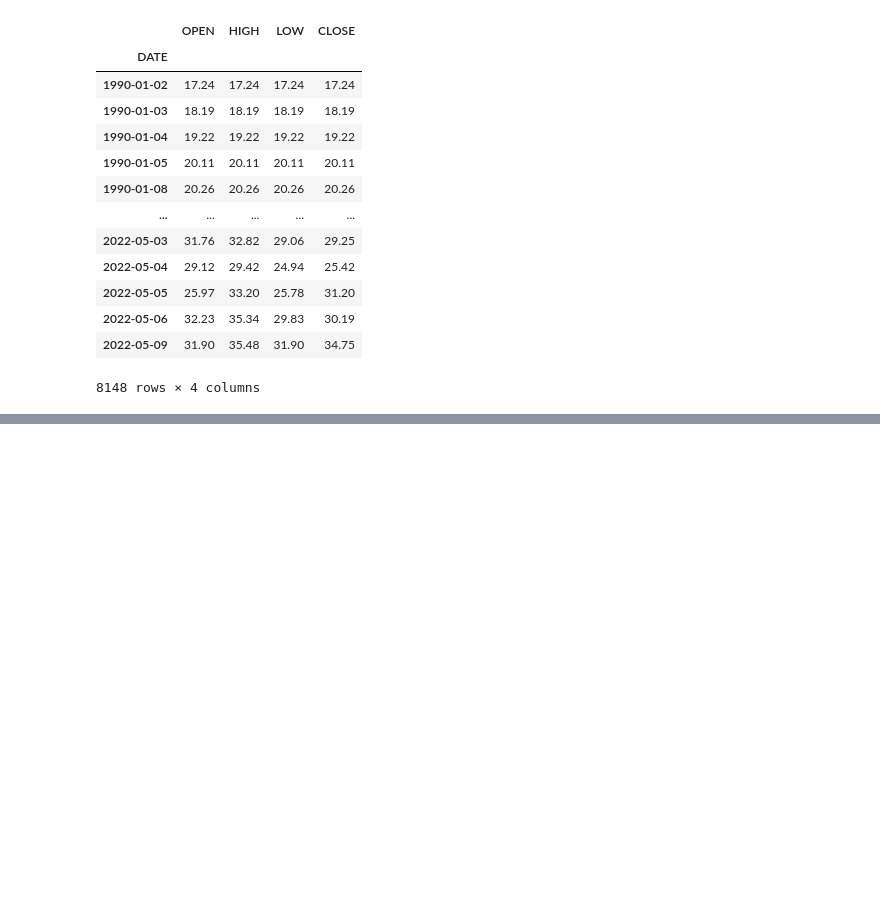
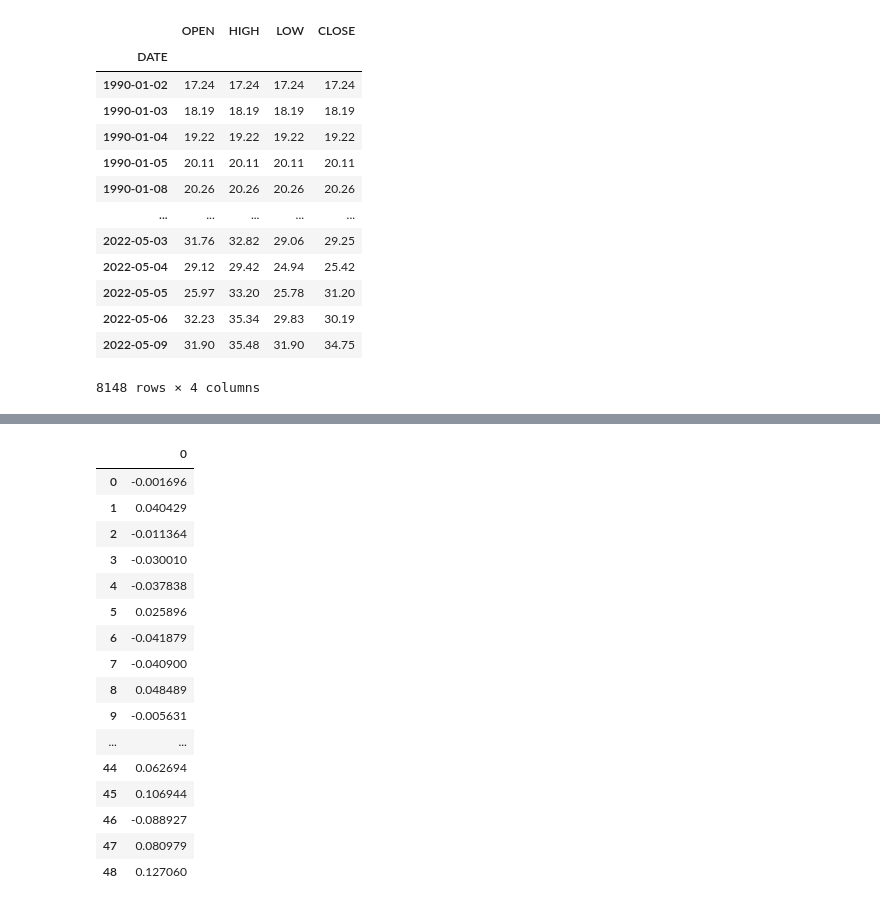
Before and after one commit to NikoKorolog/fomc_meeting_analysis, a Jupyter notebook: Main.ipynb, the cells around one changed output, grey strips where cells are left out. Drawn from its saved outputs; the diff is of its cells as text; code cells hidden in the pictures; blank space fills up the shorter version.

```diff
--- a/Main.ipynb
+++ b/Main.ipynb
@@ -51,0 +69,24 @@ dates_FOMC_df = pd.DataFrame(dates_FOMC)
+# %%
+b4 = []
+dayof = []
+after = []
+
+for date in dates_FOMC:
+    b4.append(vix_smaller_df.loc[date_bump_down(date),'CLOSE'])
+    dayof.append(vix_smaller_df.loc[date,'CLOSE'])
+    after.append(vix_smaller_df.loc[date_bump_up(date),'CLOSE'])
+
+print(len(b4))
+print(len(dayof))
+print(len(after))
+d = {'before': b4, 'day of': dayof, 'after': after}
+
+trend = pd.DataFrame(d)
+trendy = trend.describe(include='all')
+trend_mean = trendy.iloc[1,:]
+trend_5 = trendy.iloc[1,:] - 1 * trendy.iloc[2,:]
+trend_95 = trendy.iloc[1,:] + 1 * trendy.iloc[2,:]
+trendy
+#trend_mean.hvplot()
+# find a way to normalize the data here
+trend_mean.hvplot()*trend_5.hvplot()*trend_95.hvplot()
@@ -65,4 +158,23 @@ vix_change
 # %%
-vix_change_df = pd.DataFrame(vix_change, )
+vix_change_df = pd.DataFrame(vix_change)
+vix_change_wide_df = pd.DataFrame(vix_change_wide)
 vix_change_df
+# %% [output]
+|  | 0 |
+| 0 | -0.001696 |
+| 1 | 0.040429 |
+| 2 | -0.011364 |
+| 3 | -0.030010 |
+| 4 | -0.037838 |
+| 5 | 0.025896 |
+| 6 | -0.041879 |
+| 7 | -0.040900 |
+| 8 | 0.048489 |
+| 9 | -0.005631 |
+| ... | ... |
+| 44 | 0.062694 |
+| 45 | 0.106944 |
+| 46 | -0.088927 |
+| 47 | 0.080979 |
+| 48 | 0.127060 |
 # %%
```
Also changed, not shown: parts of 13 cells of this notebook, 1 other file.
